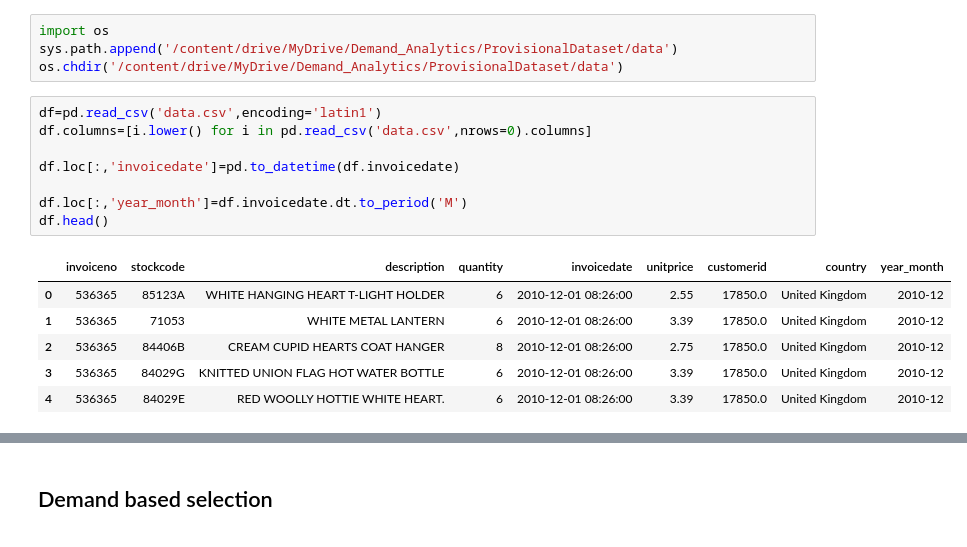
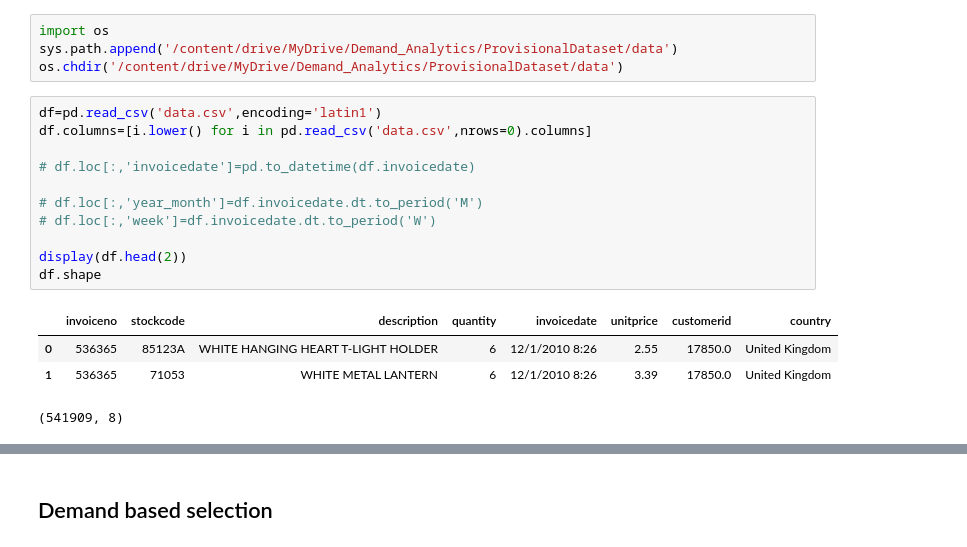
Before and after one commit to squareitall/Supply_Chain_Analytics, a Jupyter notebook: RetailPriceData.ipynb, the cells around one changed output, grey strips where cells are left out. Cells and saved outputs as stored; diff of their text form.

```diff
--- a/RetailPriceData.ipynb
+++ b/RetailPriceData.ipynb
@@ -12,15 +12,16 @@ os.chdir('/content/drive/MyDrive/Demand_Analytics/ProvisionalDataset/data')
 # %%
 df=pd.read_csv('data.csv',encoding='latin1')
 df.columns=[i.lower() for i in pd.read_csv('data.csv',nrows=0).columns]
 
-df.loc[:,'invoicedate']=pd.to_datetime(df.invoicedate)
+# df.loc[:,'invoicedate']=pd.to_datetime(df.invoicedate)
 
-df.loc[:,'year_month']=df.invoicedate.dt.to_period('M')
-df.head()
+# df.loc[:,'year_month']=df.invoicedate.dt.to_period('M')
+# df.loc[:,'week']=df.invoicedate.dt.to_period('W')
+
+display(df.head(2))
+df.shape
 # %% [output]
-|  | invoiceno | stockcode | description | quantity | invoicedate | unitprice | customerid | country | year_month |
-| 0 | 536365 | 85123A | WHITE HANGING HEART T-LIGHT HOLDER | 6 | 2010-12-01 08:26:00 | 2.55 | 17850.0 | United Kingdom | 2010-12 |
-| 1 | 536365 | 71053 | WHITE METAL LANTERN | 6 | 2010-12-01 08:26:00 | 3.39 | 17850.0 | United Kingdom | 2010-12 |
-| 2 | 536365 | 84406B | CREAM CUPID HEARTS COAT HANGER | 8 | 2010-12-01 08:26:00 | 2.75 | 17850.0 | United Kingdom | 2010-12 |
-| 3 | 536365 | 84029G | KNITTED UNION FLAG HOT WATER BOTTLE | 6 | 2010-12-01 08:26:00 | 3.39 | 17850.0 | United Kingdom | 2010-12 |
-| 4 | 536365 | 84029E | RED WOOLLY HOTTIE WHITE HEART. | 6 | 2010-12-01 08:26:00 | 3.39 | 17850.0 | United Kingdom | 2010-12 |
+|  | invoiceno | stockcode | description | quantity | invoicedate | unitprice | customerid | country |
+| 0 | 536365 | 85123A | WHITE HANGING HEART T-LIGHT HOLDER | 6 | 12/1/2010 8:26 | 2.55 | 17850.0 | United Kingdom |
+| 1 | 536365 | 71053 | WHITE METAL LANTERN | 6 | 12/1/2010 8:26 | 3.39 | 17850.0 | United Kingdom |
+(541909, 8)
```
Also changed, not shown: parts of 29 cells of this notebook.
